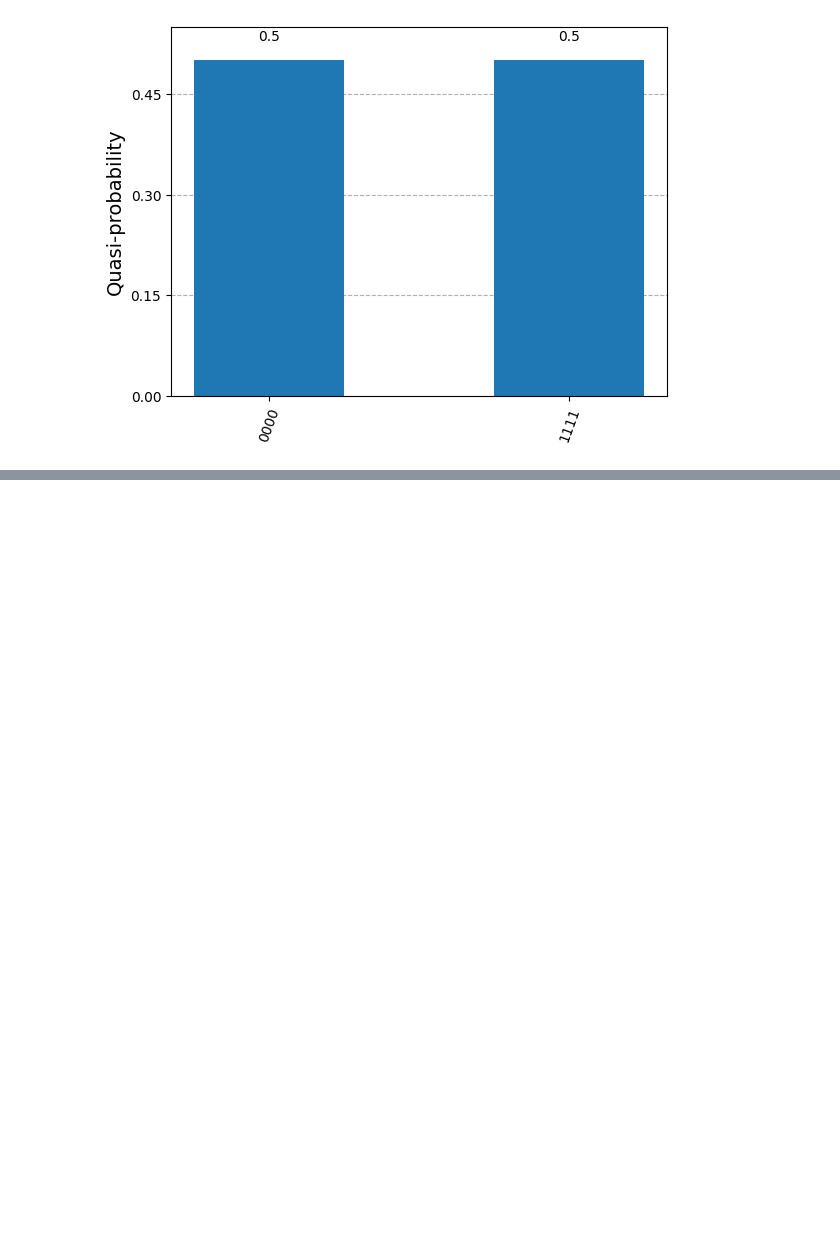
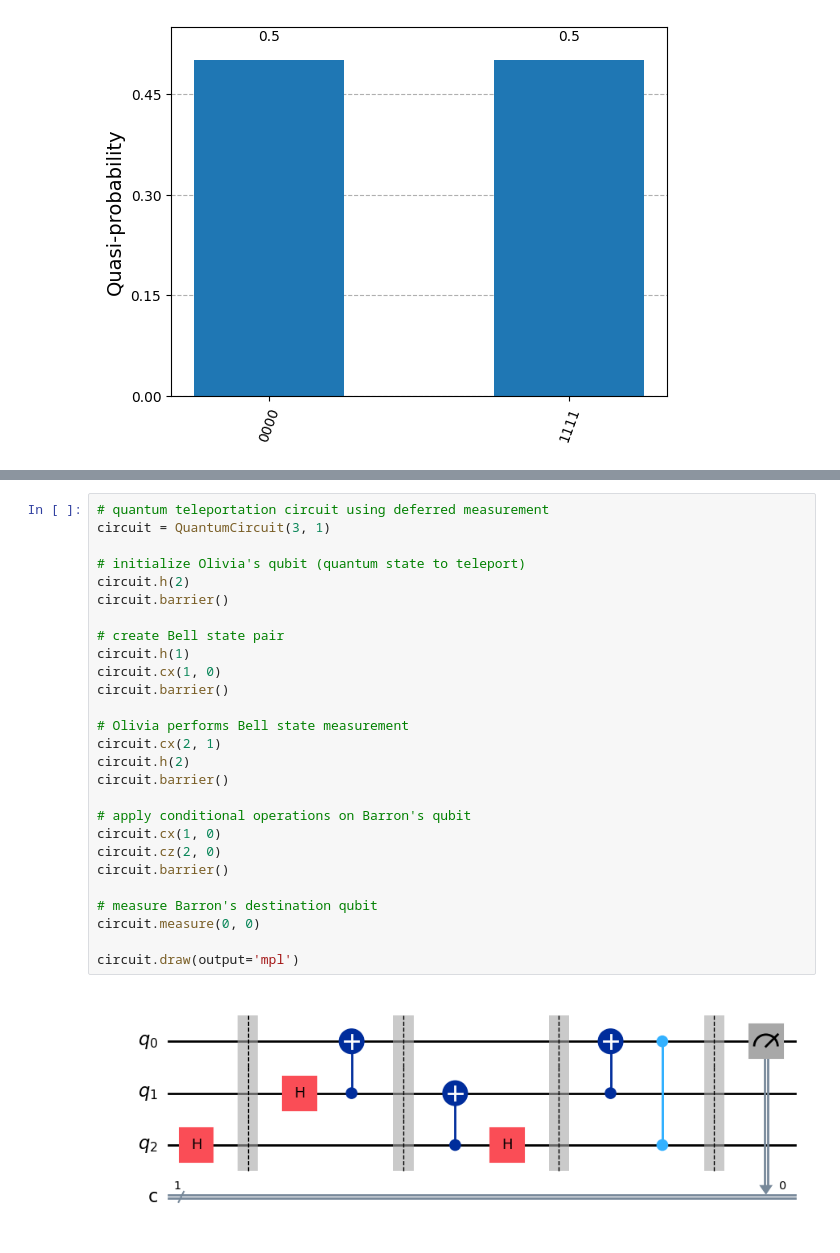
Before and after one commit to SAMANTA1401/Q_computing, a Jupyter notebook: qiskit/experiment.ipynb, the cells around one changed output, grey strips where cells are left out. Cells and saved outputs as stored; diff of their text form; blank space fills up the shorter version.

```diff
--- a/qiskit/experiment.ipynb
+++ b/qiskit/experiment.ipynb
@@ -366,0 +470,29 @@ plot_histogram(result)
+# %%
+# quantum teleportation circuit using deferred measurement
+circuit = QuantumCircuit(3, 1)
+
+# initialize Olivia's qubit (quantum state to teleport)
+circuit.h(2)
+circuit.barrier()
+
+# create Bell state pair
+circuit.h(1)
+circuit.cx(1, 0)
+circuit.barrier()
+
+# Olivia performs Bell state measurement
+circuit.cx(2, 1)
+circuit.h(2)
+circuit.barrier()
+
+# apply conditional operations on Barron's qubit
+circuit.cx(1, 0)
+circuit.cz(2, 0)
+circuit.barrier()
+
+# measure Barron's destination qubit
+circuit.measure(0, 0)
+
+circuit.draw(output='mpl')
+# %% [output]
+[figure, added]
```
Also changed, not shown: parts of 17 cells of this notebook.
